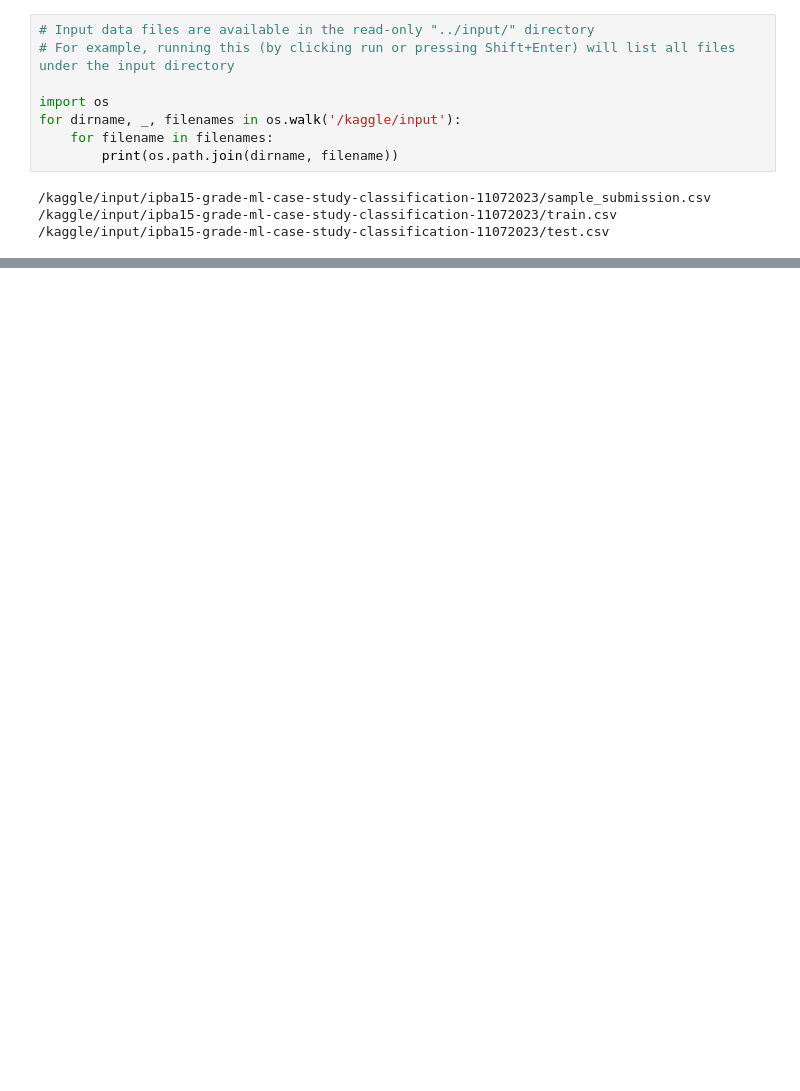
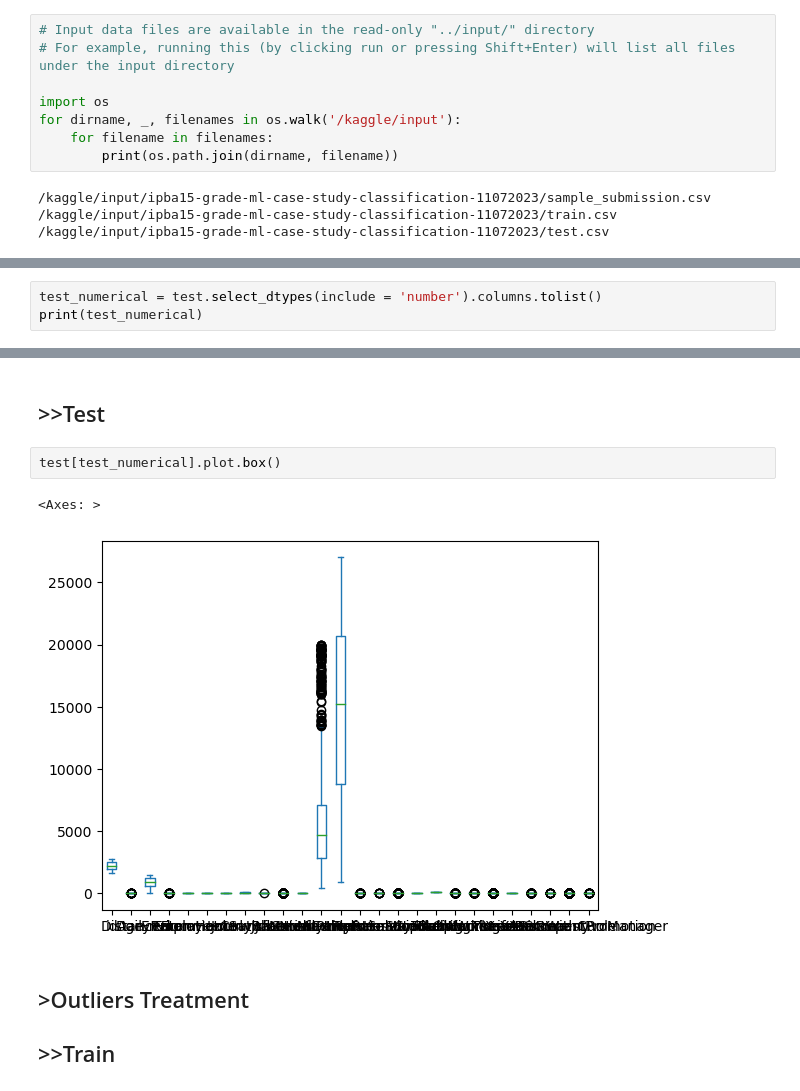
Before and after one commit to pratik-ka-git/Kaggle, a Jupyter notebook: ml-attrition.ipynb, the cells around one changed output, grey strips where cells are left out. Drawn from its saved outputs; the diff is of its cells as text; blank space fills up the shorter version.

```diff
--- a/ml-attrition.ipynb
+++ b/ml-attrition.ipynb
@@ -12,0 +124,3 @@ for dirname, _, filenames in os.walk('/kaggle/input'):
+# %%
+test_numerical = test.select_dtypes(include = 'number').columns.tolist()
+print(test_numerical)
@@ -12,0 +150,10 @@ for dirname, _, filenames in os.walk('/kaggle/input'):
+# %% [markdown]
+## >>Test
+# %%
+test[test_numerical].plot.box()
+# %% [output]
+<Axes: >
+[figure, added]
+# %% [markdown]
+## >Outliers Treatment
+## >>Train
```
Also changed, not shown: parts of 32 cells of this notebook.
